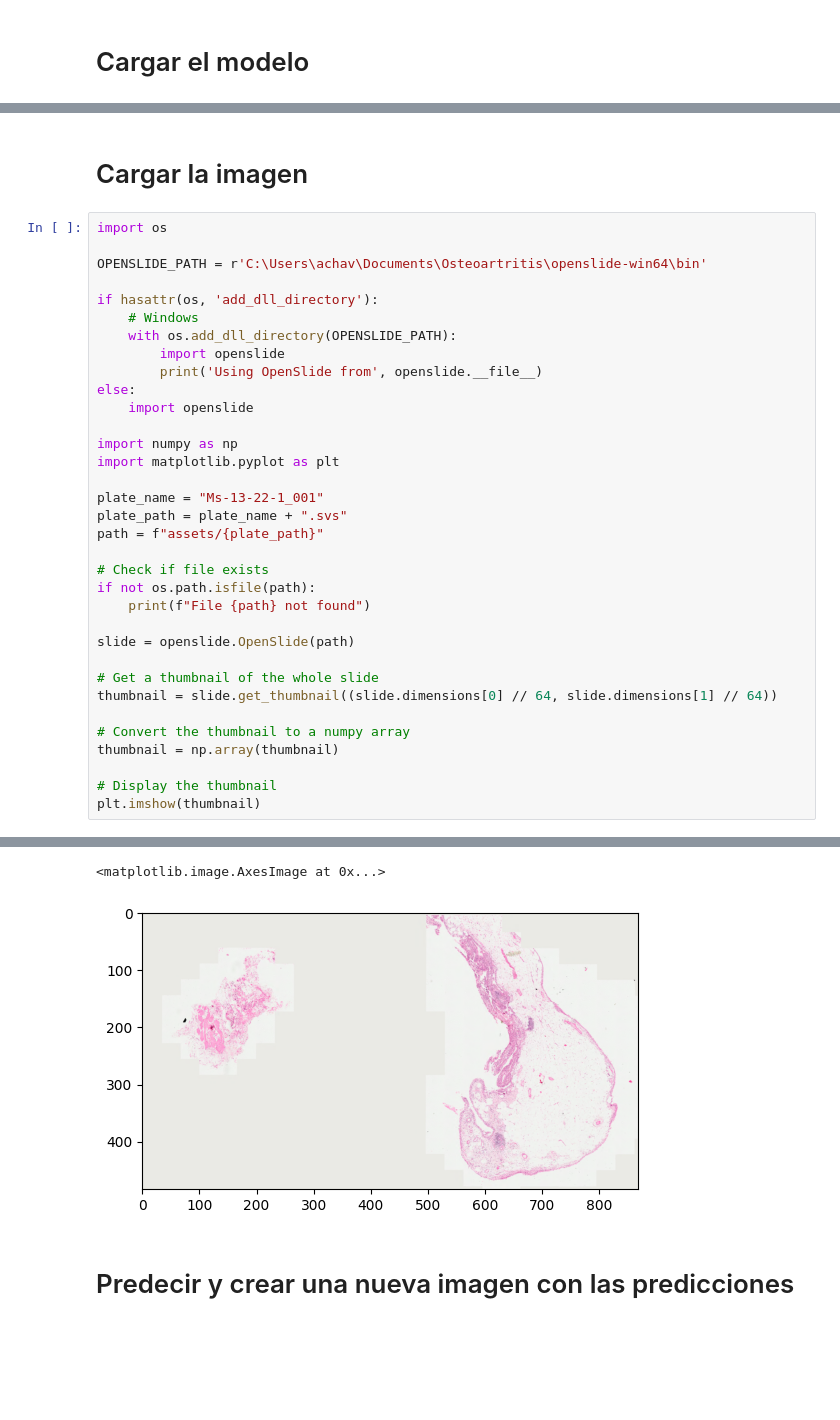
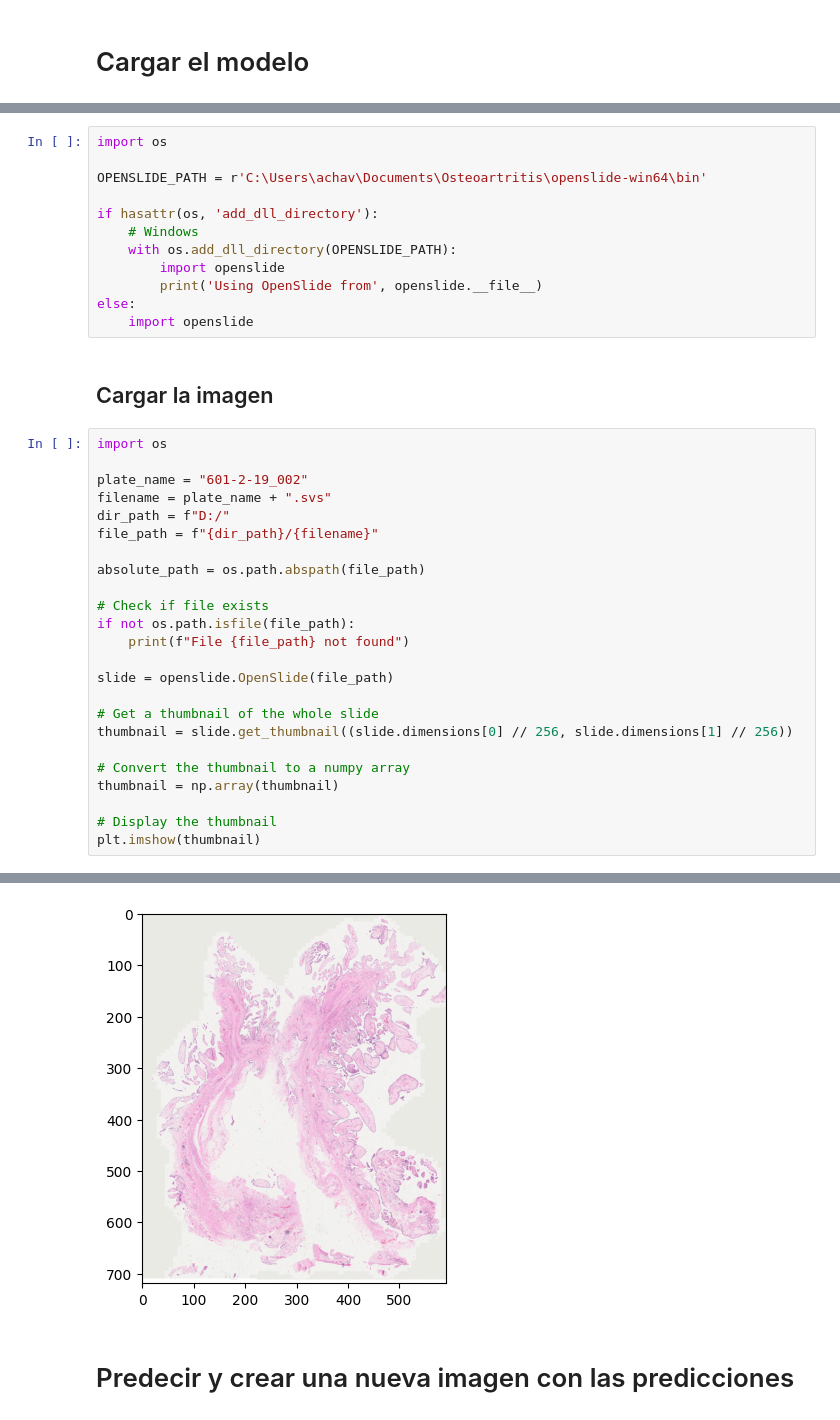
Before and after one commit to Allocco14/Osteoartritis, a Jupyter notebook: 3_test_model.ipynb, the cells around one changed output, grey strips where cells are left out. Saved outputs shown, nothing was run; the diff lists cells and outputs as text; blank space fills up the shorter version.

```diff
--- a/3_test_model.ipynb
+++ b/3_test_model.ipynb
@@ -68,33 +71,35 @@ Model: "sequential_1"
+# %%
+import os
+
+OPENSLIDE_PATH = r'C:\Users\achav\Documents\Osteoartritis\openslide-win64\bin'
+
+if hasattr(os, 'add_dll_directory'):
+    # Windows
+    with os.add_dll_directory(OPENSLIDE_PATH):
+        import openslide
+        print('Using OpenSlide from', openslide.__file__)
+else:
+    import openslide
 # %% [markdown]
-# Cargar la imagen
+## Cargar la imagen
 # %%
 import os
 
-OPENSLIDE_PATH = r'C:\Users\achav\Documents\Osteoartritis\openslide-win64\bin'
+plate_name = "601-2-19_002"
+filename = plate_name + ".svs"
+dir_path = f"D:/"
+file_path = f"{dir_path}/{filename}"
 
-if hasattr(os, 'add_dll_directory'):
-    # Windows
-    with os.add_dll_directory(OPENSLIDE_PATH):
-        import openslide
-        print('Using OpenSlide from', openslide.__file__)
-else:
-    import openslide
-
-import numpy as np
-import matplotlib.pyplot as plt
-
-plate_name = "Ms-13-22-1_001"
-plate_path = plate_name + ".svs"
-path = f"assets/{plate_path}"
+absolute_path = os.path.abspath(file_path)
 
 # Check if file exists
-if not os.path.isfile(path):
-    print(f"File {path} not found")
+if not os.path.isfile(file_path):
+    print(f"File {file_path} not found")
 
-slide = openslide.OpenSlide(path)
+slide = openslide.OpenSlide(file_path)
 
 # Get a thumbnail of the whole slide
-thumbnail = slide.get_thumbnail((slide.dimensions[0] // 64, slide.dimensions[1] // 64))
+thumbnail = slide.get_thumbnail((slide.dimensions[0] // 256, slide.dimensions[1] // 256))
 
 # Convert the thumbnail to a numpy array
 thumbnail = np.array(thumbnail)
@@ -106,5 +111,4 @@ Using OpenSlide from c:\Users\achav\Documents\Osteoartritis\osteo\Lib\site-packa
-<matplotlib.image.AxesImage at 0x...>
-[figure, old version]
+[figure, new version]
 # %% [markdown]
 # Predecir y crear una nueva imagen con las predicciones
 # %%
```
Also changed, not shown: parts of 15 cells of this notebook.
